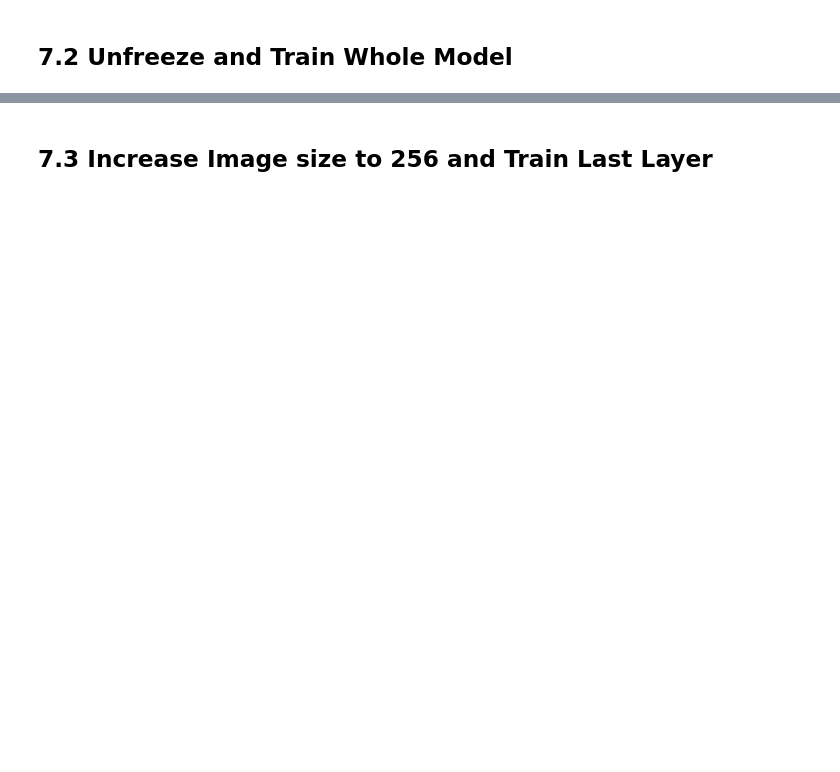
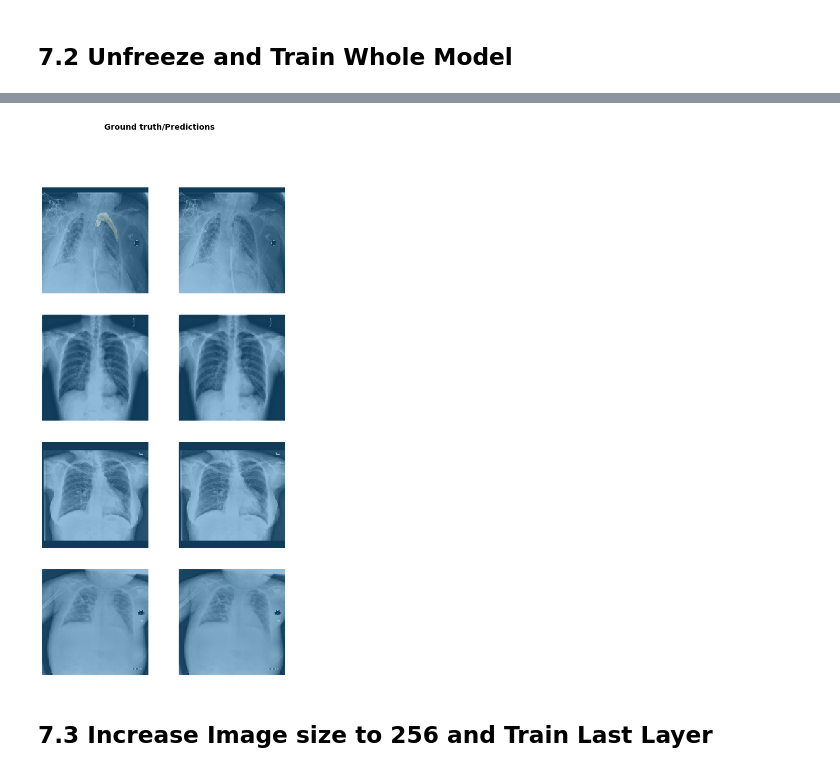
Before and after one commit to Pranav-Dinesh/UGProject, a Jupyter notebook: Project_Pneumothorax_Group_14.ipynb, the cells around one changed output, grey strips where cells are left out. Cells and saved outputs as stored; diff of their text form; code cells hidden in the pictures; blank space fills up the shorter version.

```diff
--- a/Project_Pneumothorax_Group_14.ipynb
+++ b/Project_Pneumothorax_Group_14.ipynb
@@ -597,7 +641,9 @@ learn.save('03b-unet-resnet34-128-2')
 # %%
 learn.load('03b-unet-resnet34-128-2');
 # %%
-# learn.show_results(rows=4, figsize=(8, 16))
+learn.show_results(rows=4, figsize=(8, 16))
+# %% [output]
+[figure, added]
 # %% [markdown]
 ## 7.3 Increase Image size to 256 and Train Last Layer
 # %%
```
Also changed, not shown: parts of 26 cells of this notebook.
